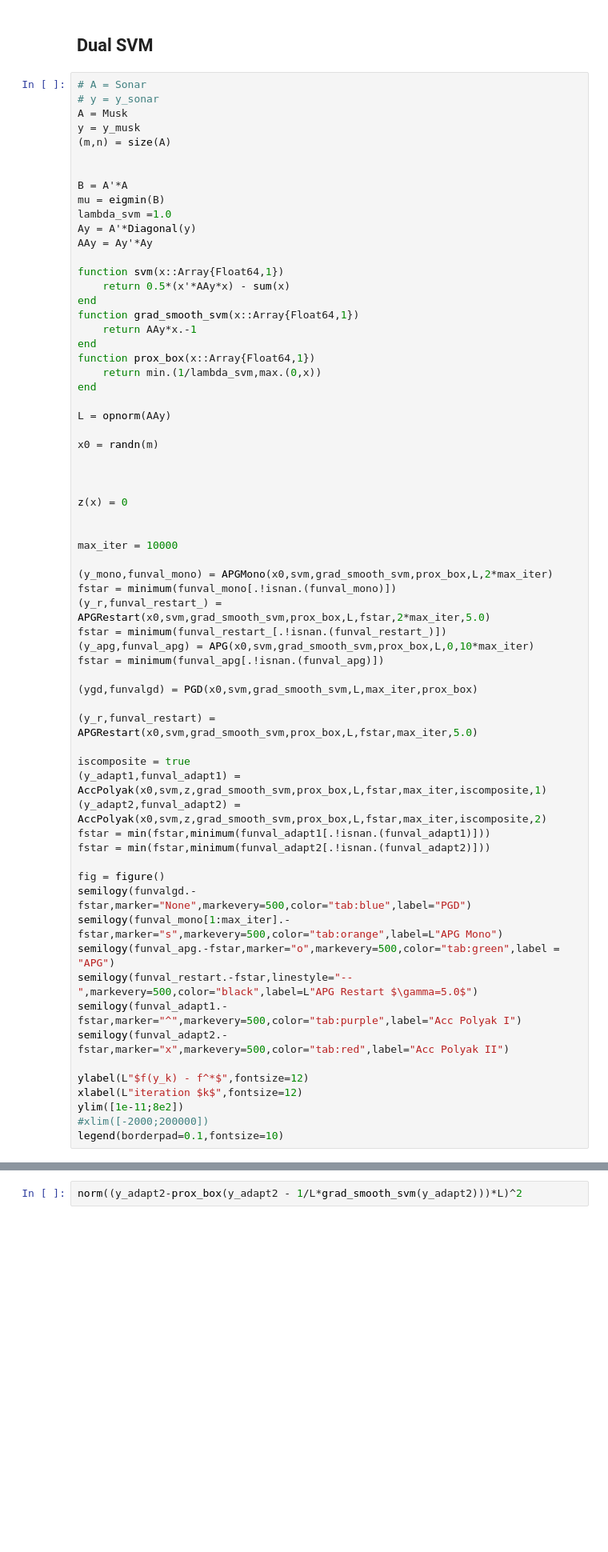
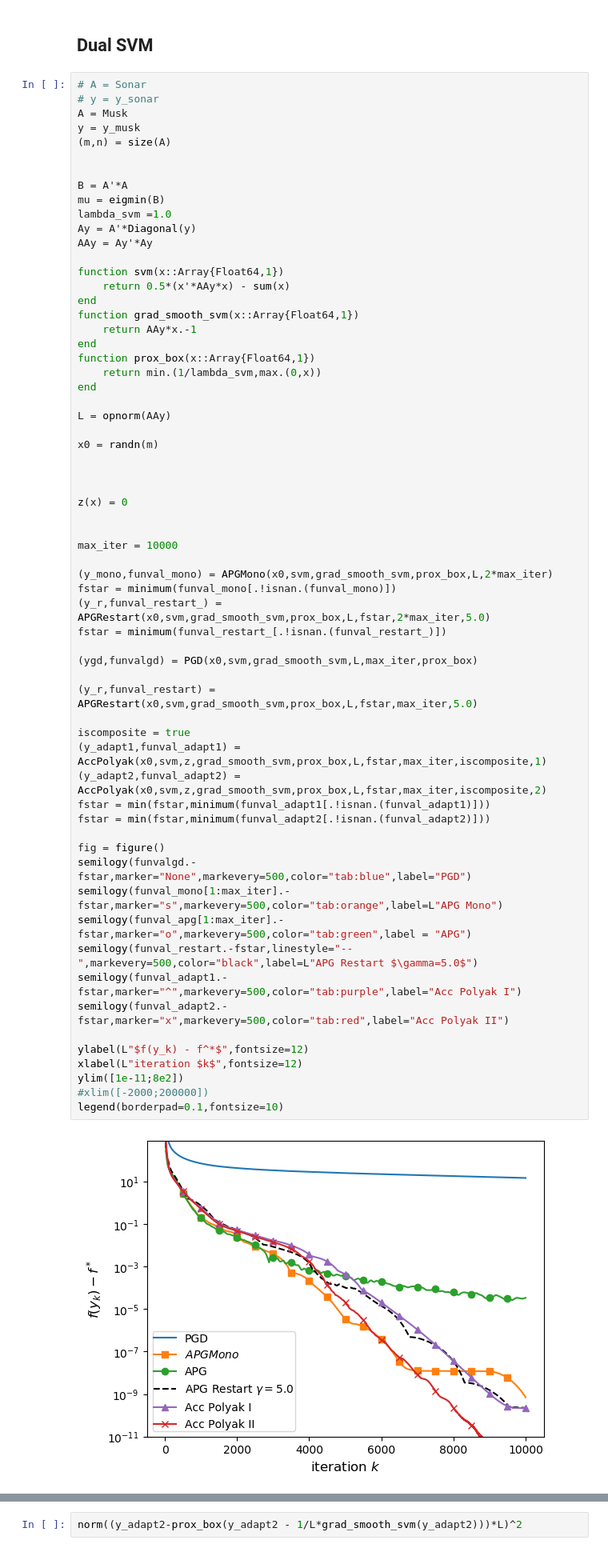
Before and after one commit to mathbarre/PerformanceEstimationPolyakSteps, a Jupyter notebook: NumericalExperiments/NumericalExps.ipynb, the cells around one changed output, grey strips where cells are left out. Shown: that part at 80% size. Saved outputs shown, nothing was run; the diff lists cells and outputs as text; blank space fills up the shorter version.

```diff
--- a/NumericalExperiments/NumericalExps.ipynb
+++ b/NumericalExperiments/NumericalExps.ipynb
@@ -469,33 +469,33 @@ z(x) = 0
 
 max_iter = 10000
 
 (y_mono,funval_mono) = APGMono(x0,svm,grad_smooth_svm,prox_box,L,2*max_iter)
 fstar = minimum(funval_mono[.!isnan.(funval_mono)])
 (y_r,funval_restart_) = APGRestart(x0,svm,grad_smooth_svm,prox_box,L,fstar,2*max_iter,5.0)
 fstar = minimum(funval_restart_[.!isnan.(funval_restart_)])
-(y_apg,funval_apg) = APG(x0,svm,grad_smooth_svm,prox_box,L,0,10*max_iter)
-fstar = minimum(funval_apg[.!isnan.(funval_apg)])
 
 (ygd,funvalgd) = PGD(x0,svm,grad_smooth_svm,L,max_iter,prox_box)
 
 (y_r,funval_restart) = APGRestart(x0,svm,grad_smooth_svm,prox_box,L,fstar,max_iter,5.0)
 
 iscomposite = true
 (y_adapt1,funval_adapt1) = AccPolyak(x0,svm,z,grad_smooth_svm,prox_box,L,fstar,max_iter,iscomposite,1)
 (y_adapt2,funval_adapt2) = AccPolyak(x0,svm,z,grad_smooth_svm,prox_box,L,fstar,max_iter,iscomposite,2)
 fstar = min(fstar,minimum(funval_adapt1[.!isnan.(funval_adapt1)]))
 fstar = min(fstar,minimum(funval_adapt2[.!isnan.(funval_adapt2)]))
 
 fig = figure()
 semilogy(funvalgd.-fstar,marker="None",markevery=500,color="tab:blue",label="PGD")
 semilogy(funval_mono[1:max_iter].-fstar,marker="s",markevery=500,color="tab:orange",label=L"APG Mono")
-semilogy(funval_apg.-fstar,marker="o",markevery=500,color="tab:green",label = "APG")
+semilogy(funval_apg[1:max_iter].-fstar,marker="o",markevery=500,color="tab:green",label = "APG")
 semilogy(funval_restart.-fstar,linestyle="--",markevery=500,color="black",label=L"APG Restart $\gamma=5.0$")
 semilogy(funval_adapt1.-fstar,marker="^",markevery=500,color="tab:purple",label="Acc Polyak I")
 semilogy(funval_adapt2.-fstar,marker="x",markevery=500,color="tab:red",label="Acc Polyak II")
 
 ylabel(L"$f(y_k) - f^*$",fontsize=12)
 xlabel(L"iteration $k$",fontsize=12)
 ylim([1e-11;8e2])
 #xlim([-2000;200000])
 legend(borderpad=0.1,fontsize=10)
+# %% [output]
+[figure, added]
```
Also changed, not shown: parts of 1 cell of this notebook, 16 other files.
